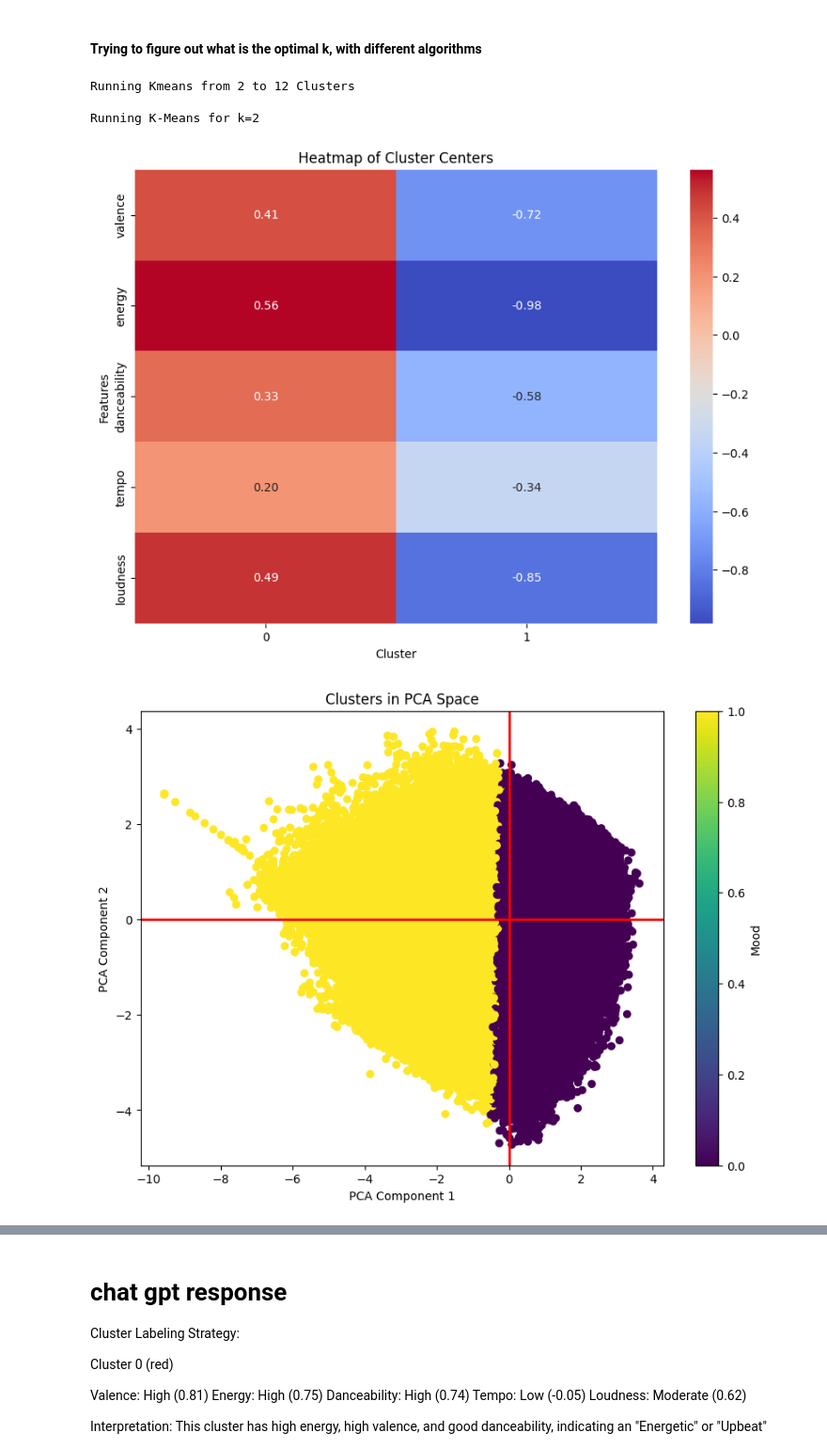
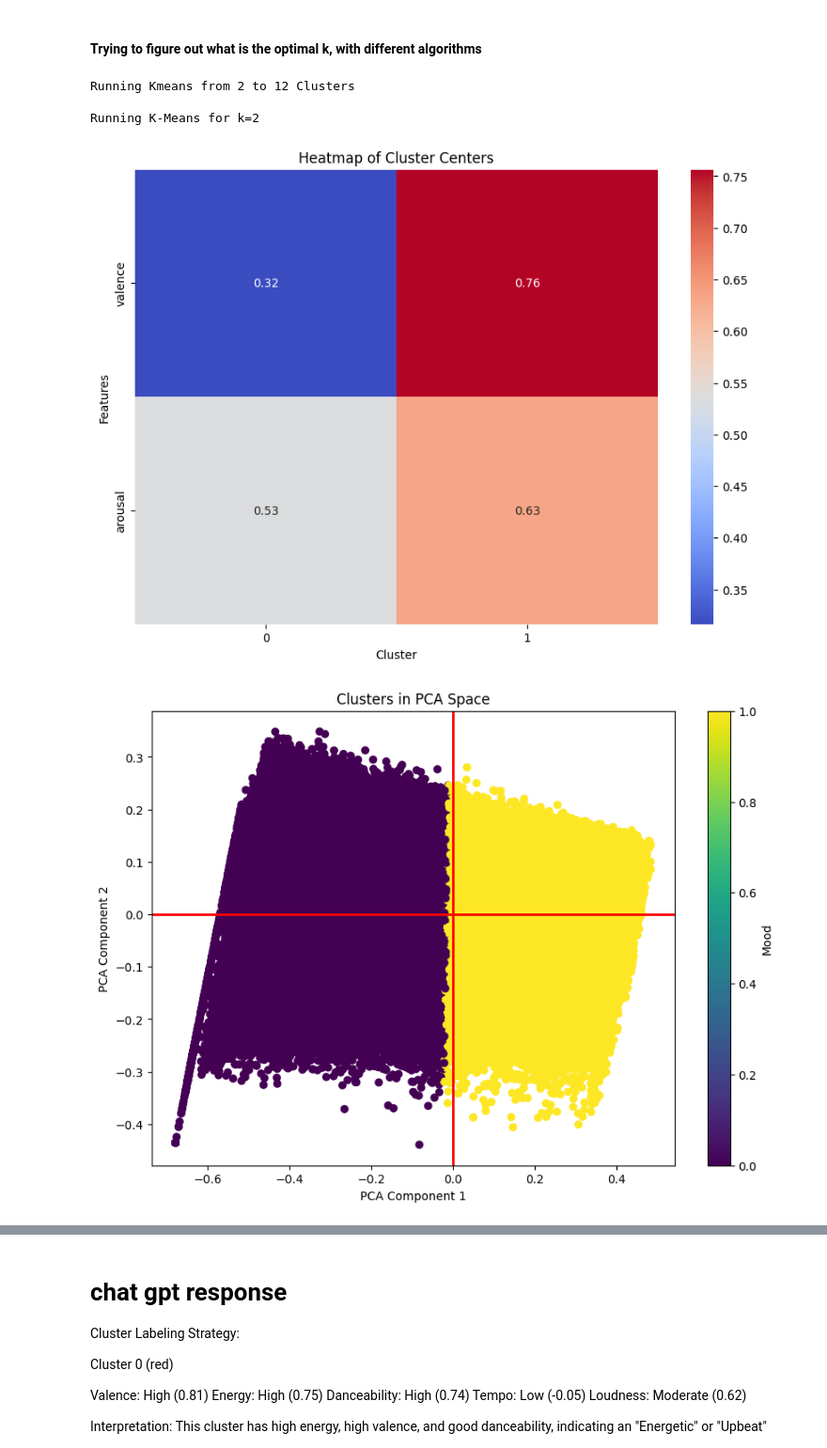
Before and after one commit to algond123/ProyectoFinal_BDML14, a Jupyter notebook: proyectoExplicado.ipynb, the cells around one changed output, grey strips where cells are left out. Shown at 94% size. Cells and saved outputs as stored; diff of their text form; code cells hidden in the pictures.

Commit message:
Added Valence Arousal as features

```diff
--- a/proyectoExplicado.ipynb
+++ b/proyectoExplicado.ipynb
@@ -218,3 +242,5 @@ Completed in 1.87 seconds
+# %%
+FEATURES = ['valence', 'arousal']
 # %%
 df_tracks_cleaned = joblib.load(data_scaled_pkl)
 
@@ -308,7 +331,7 @@ sil_results = []
 ch_results = []
 db_results = []
 
-k_range = range(2, 13)
+k_range = range(2, 17)
 for k in k_range:
     print(f"\nRunning K-Means for k={k}")
     start_time = time.time()
@@ -350,32 +373,32 @@ for k in k_range:
     plt.xlabel('PCA Component 1')
     plt.ylabel('PCA Component 2')
     plt.axhline(0, color='r', linewidth=2)
     plt.axvline(0, color='r', linewidth=2)
     plt.colorbar(label='Mood')
     plt.show()
 
     # 3. Plotting the heatmap of the correlation between PCA components and features
     pca_df = pd.DataFrame(pca_result, columns=['PC1', 'PC2'])
     pca_df = pd.concat([pca_df, data_scaled_for_kmeans], axis=1)
     correlation_matrix = pca_df.corr()
     plt.figure(figsize=(10, 7))
     sns.heatmap(correlation_matrix, annot=True, cmap='coolwarm', fmt=".2f")
     plt.title("Correlation between PCA Components and Features")
     plt.show()
 
     print(f"Completed K-Means for k={k} in {time.time() - start_time:.2f} seconds\n")
 
 # Print the results
 results_kmeans = pd.DataFrame({
     'k': list(k_range),
     'WCSS': wcss_results,
     'Silhouette Score': sil_results,
     'Calinski-Harabasz': ch_results,
     'Davies-Bouldin': db_results
 })
 # %% [output]
 Running Kmeans from 2 to 12 Clusters
 
 Running K-Means for k=2
-[figure, old version]
+[figure, new version]
-[figure, old version]
+[figure, new version]
```
Also changed, not shown: parts of 8 cells of this notebook, 36 other files.
